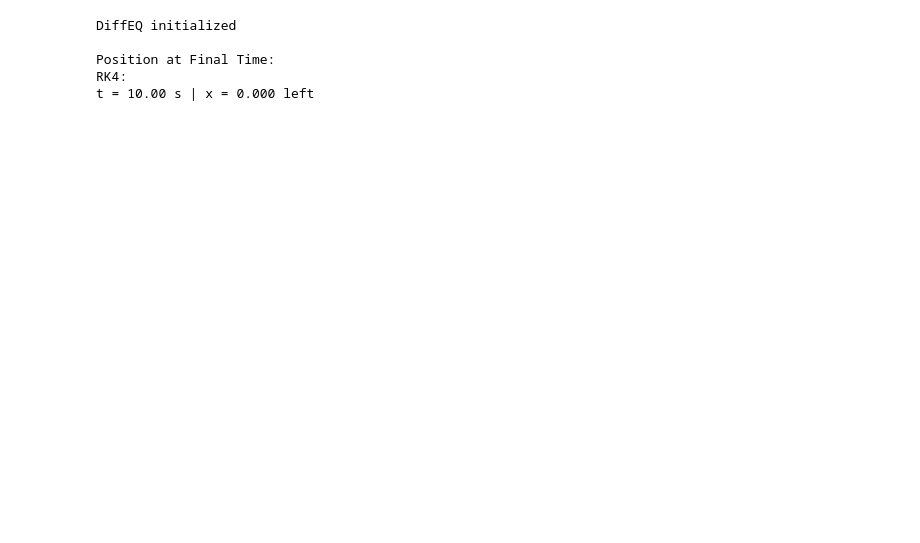
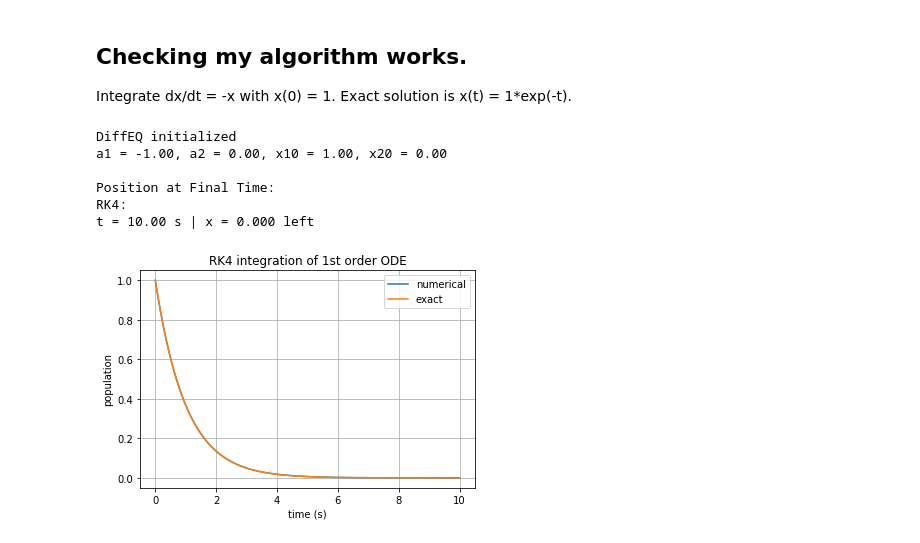
Before and after one commit to aton-physics/Lectures, a Jupyter notebook: Assign1.ipynb, the cells around one changed output. Cells and saved outputs as stored; diff of their text form; code cells hidden in the pictures; blank space fills up the shorter version.

```diff
--- a/Assign1.ipynb
+++ b/Assign1.ipynb
@@ -56,10 +98,19 @@ class DiffEQ (object):
-# %%
-thing = DiffEQ(a=-1.0, x0 = 10)
-thing.trajectory()
-thing.results()
-# %% [output]
-DiffEQ initialized
-
-Position at Final Time:
-RK4:
-t = 10.00 s | x = 0.000 left
+# %% [markdown]
+## Checking my algorithm works.
+
+Integrate dx/dt = -x with x(0) = 1. Exact solution is x(t) = 1*exp(-t).
+# %%
+thing = DiffEQ(a1=-1.0, a2=0.0, x10 = 1.0)
+thing.trajectory()
+thing.results()
+def inverse_exp(arg):
+    return np.exp(-arg)
+thing.plot(inverse_exp)
+# %% [output]
+DiffEQ initialized
+a1 = -1.00, a2 = 0.00, x10 = 1.00, x20 = 0.00
+
+Position at Final Time:
+RK4:
+t = 10.00 s | x = 0.000 left
+[figure, added]
```
Also changed, not shown: parts of 5 cells of this notebook.
